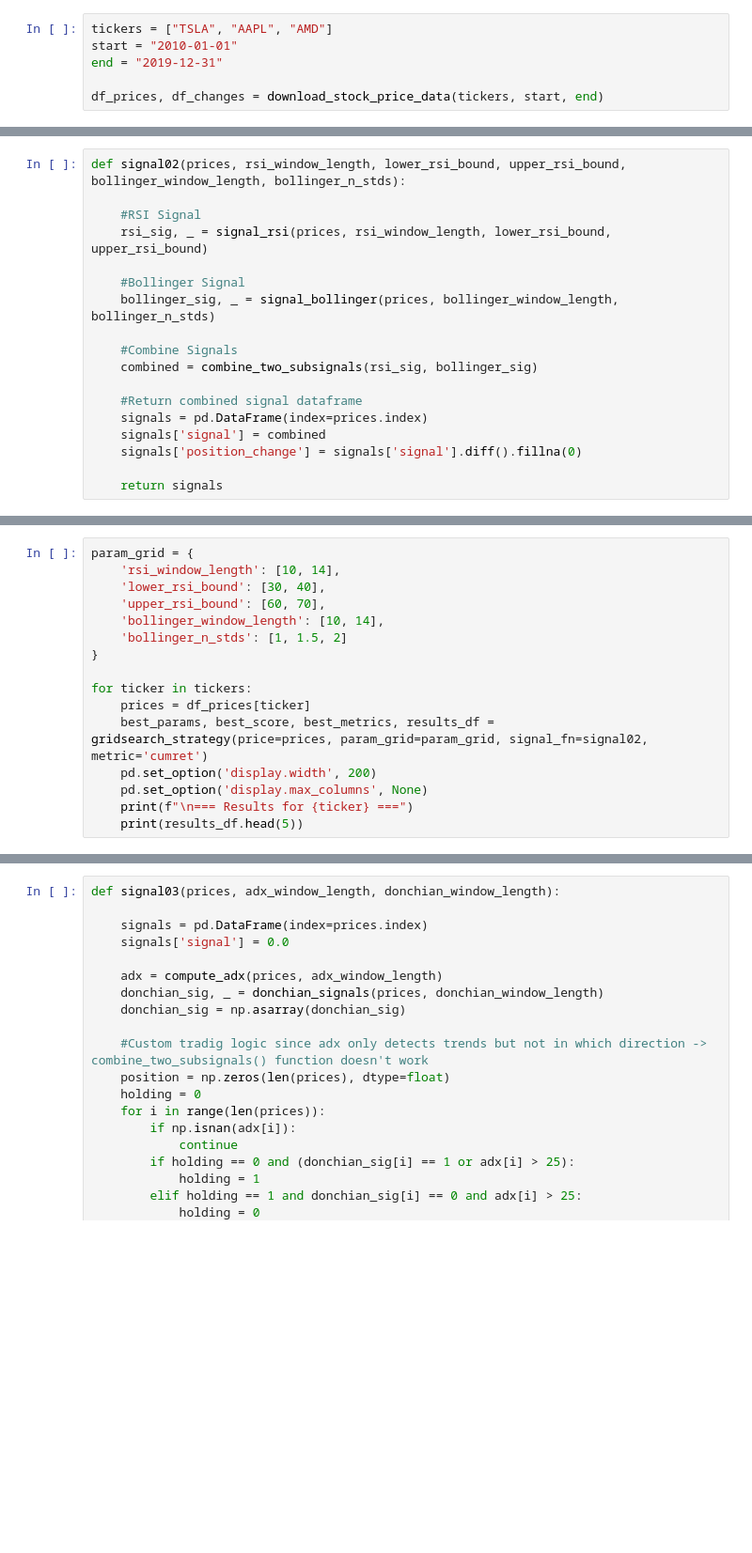
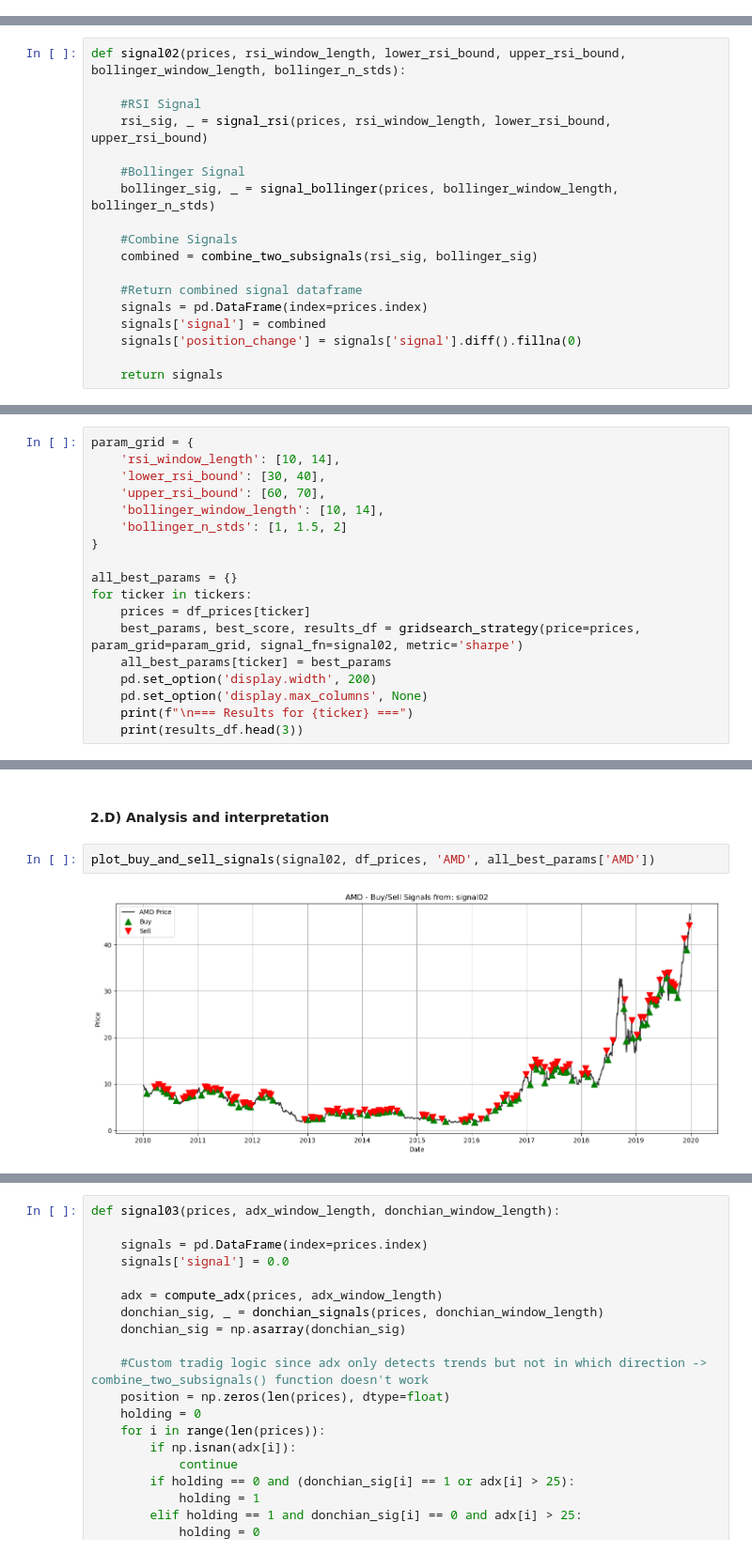
Before and after one commit to aaronsennhenn/computationalfinance, a Jupyter notebook: research_notebook.ipynb, the cells around one changed output, grey strips where cells are left out. Shown at 94% size. Saved outputs shown, nothing was run; the diff lists cells and outputs as text; blank space fills up the shorter version.

```diff
--- a/research_notebook.ipynb
+++ b/research_notebook.ipynb
@@ -148,6 +122,0 @@ plt.show()
-# %%
-tickers = ["TSLA", "AAPL", "AMD"]
-start = "2010-01-01"
-end = "2019-12-31"
-
-df_prices, df_changes = download_stock_price_data(tickers, start, end)
@@ -184,11 +159,13 @@ param_grid = {
     'bollinger_n_stds': [1, 1.5, 2]
 }
 
+all_best_params = {}
 for ticker in tickers:
     prices = df_prices[ticker]
-    best_params, best_score, best_metrics, results_df = gridsearch_strategy(price=prices, param_grid=param_grid, signal_fn=signal02, metric='cumret')
+    best_params, best_score, results_df = gridsearch_strategy(price=prices, param_grid=param_grid, signal_fn=signal02, metric='sharpe')
+    all_best_params[ticker] = best_params
     pd.set_option('display.width', 200)
     pd.set_option('display.max_columns', None)
     print(f"\n=== Results for {ticker} ===")
-    print(results_df.head(5))
+    print(results_df.head(3))
 # %% [output]
@@ -248 +223,7 @@ plt.show()
+# %% [markdown]
+#### 2.D) Analysis and interpretation
+# %%
+plot_buy_and_sell_signals(signal02, df_prices, 'AMD', all_best_params['AMD'])
+# %% [output]
+[figure, added]
 # %% [markdown]
```
Also changed, not shown: parts of 33 cells of this notebook, 2 other files.
